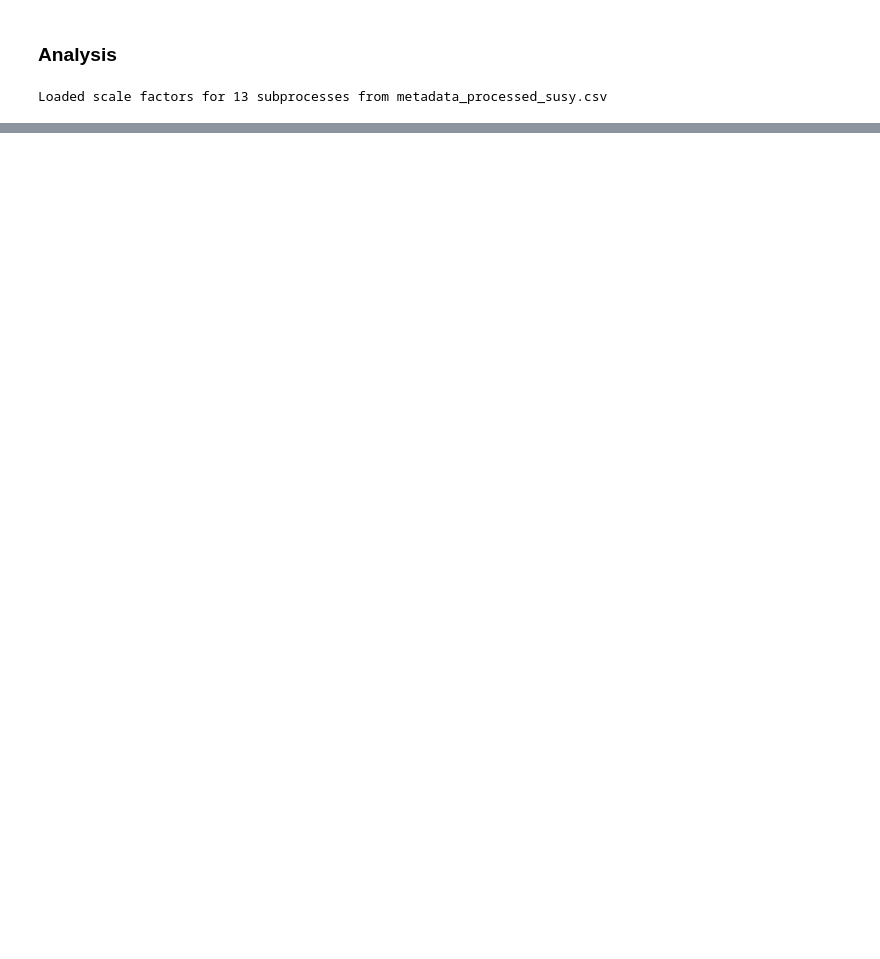
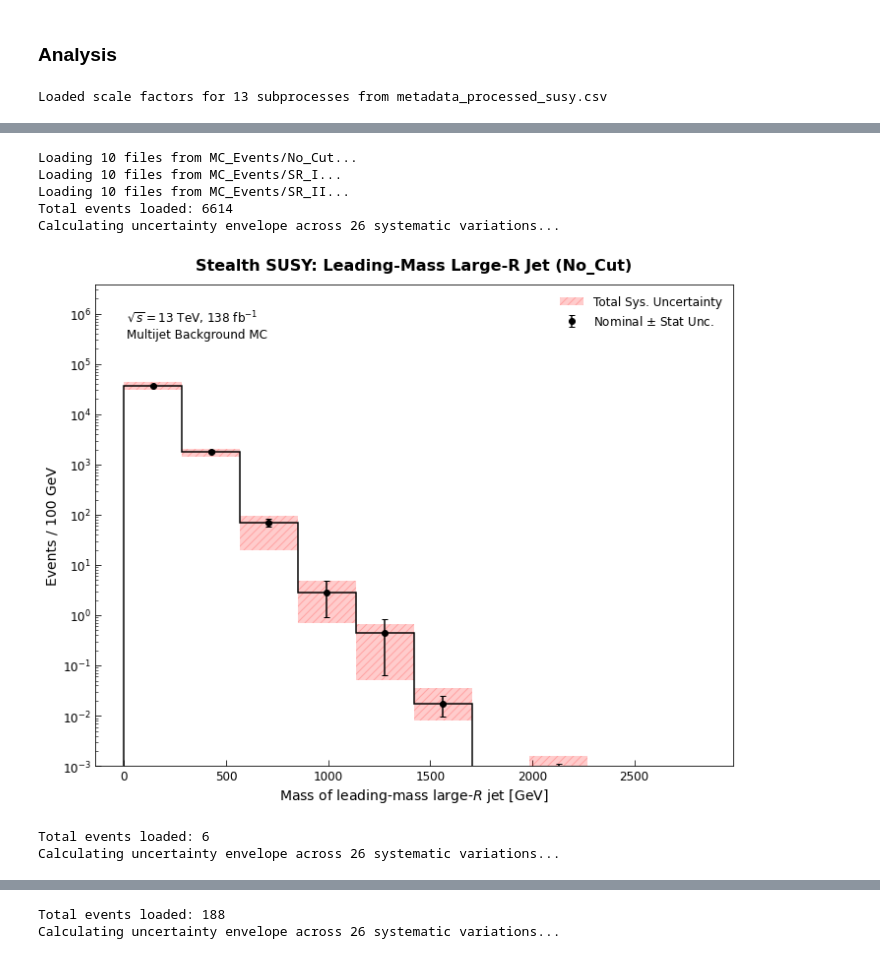
Before and after one commit to sherkaicode/Non-Resonant-AD, a Jupyter notebook: STEALTH_SUSY/QCD_check.ipynb, the cells around one changed output, grey strips where cells are left out. Cells and saved outputs as stored; diff of their text form; code cells hidden in the pictures; blank space fills up the shorter version.

```diff
--- a/STEALTH_SUSY/QCD_check.ipynb
+++ b/STEALTH_SUSY/QCD_check.ipynb
@@ -229,7 +229,7 @@ def load_scale_factors(csv_path):
         for row in reader:
             p_short = row["physics_short"]
             # We use the total weight scale factor as is standard for ATLAS MC weighting
-            sf_dict[p_short] = float(row["scale_factor_tot_weight"])
+            sf_dict[p_short] = float(row["scale_factor_sub_weight"])
 
     print(f"Loaded scale factors for {len(sf_dict)} subprocesses from {csv_path}")
     return sf_dict
@@ -745,0 +846,17 @@ Loading 9 files from MC_Events/SR_II...
+# %%
+df_nocut = load_region_data("MC_Events/No_Cut")
+df_sr1 = load_region_data("MC_Events/SR_I")
+df_sr2 = load_region_data("MC_Events/SR_II")
+
+plot_dataframe(df_nocut, "No_Cut")
+plot_dataframe(df_sr1, "SR I")
+plot_dataframe(df_sr2, "SR II")
+# %% [output]
+Loading 10 files from MC_Events/No_Cut...
+Loading 10 files from MC_Events/SR_I...
+Loading 10 files from MC_Events/SR_II...
+Total events loaded: 6614
+Calculating uncertainty envelope across 26 systematic variations...
+[figure, added]
+Total events loaded: 6
+Calculating uncertainty envelope across 26 systematic variations...
@@ -745,0 +864,2 @@ Loading 9 files from MC_Events/SR_II...
+Total events loaded: 188
+Calculating uncertainty envelope across 26 systematic variations...
```
Also changed, not shown: parts of 9 cells of this notebook, 1 other file.
